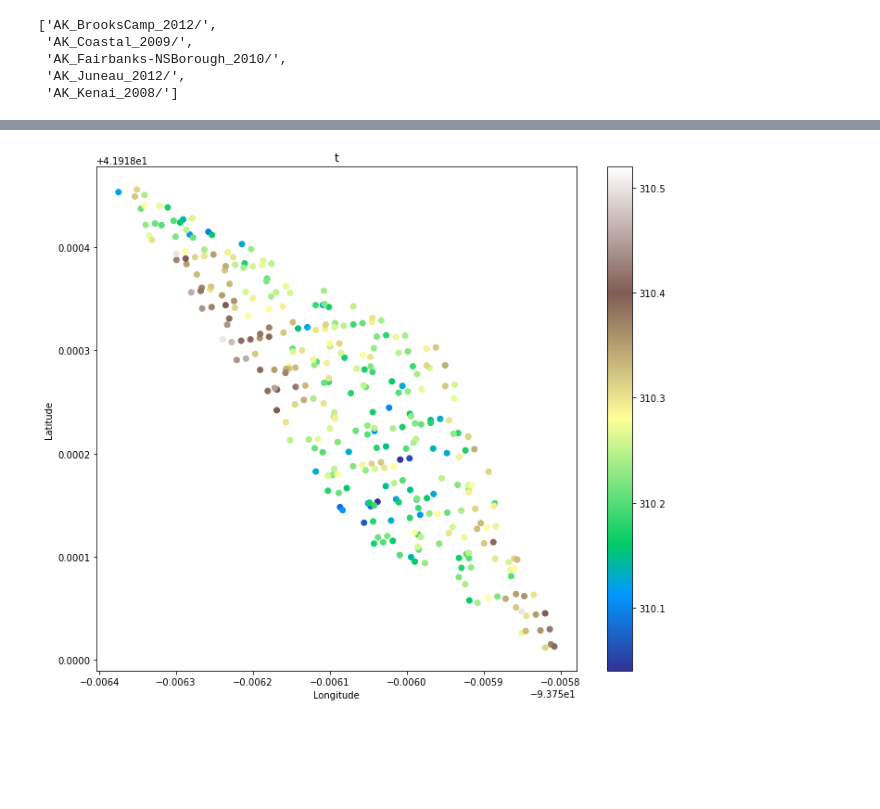
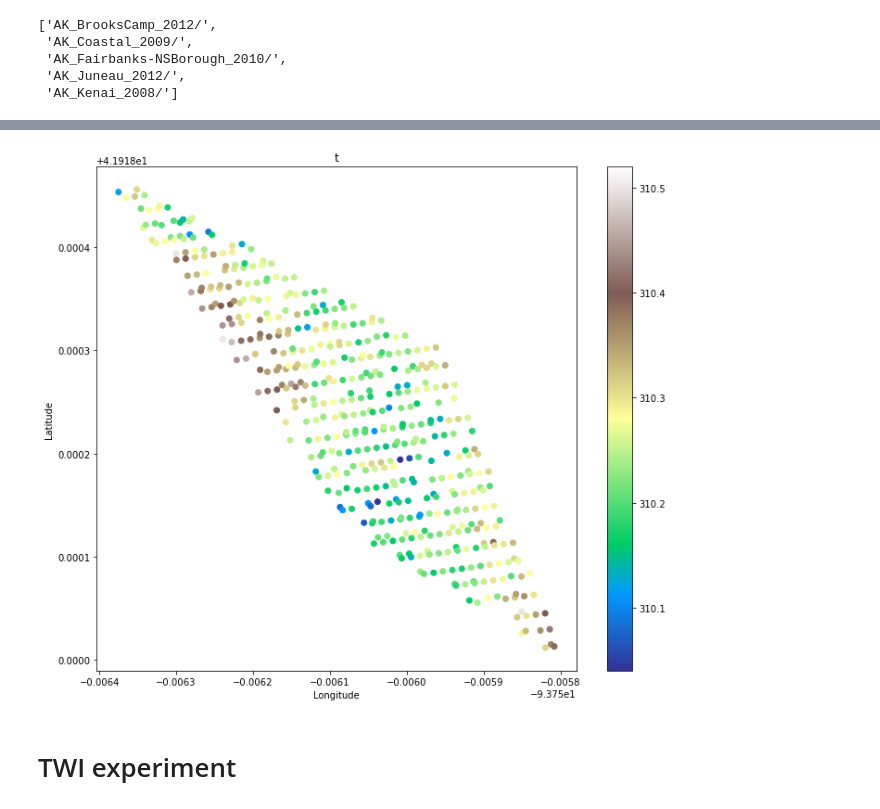
Before and after one commit to benbel376/LIDAR_ETL, a Jupyter notebook: experiments/test.ipynb, the cells around one changed output, grey strips where cells are left out. Cells and saved outputs as stored; diff of their text form; code cells hidden in the pictures; blank space fills up the shorter version.

```diff
--- a/experiments/test.ipynb
+++ b/experiments/test.ipynb
@@ -550,2 +528,0 @@ data
-# %%
-data_frame = pd.DataFrame([data])
@@ -557,2 +531,38 @@ data_frame
+# %%
+def grid_resample(df,size, epsg=4326):
+    newdf = df.copy()
+    points1 = list(zip(newdf.geometry.x, newdf.geometry.y, newdf.elevation.values))
+
+    voxel_size=size
+    nb_vox=np.ceil((np.max(points1, axis=0) - np.min(points1, axis=0))/voxel_size)
+    nb_vox
+
+    non_empty_voxel_keys, inverse, nb_pts_per_voxel = np.unique(((points1 - np.min(points1, axis=0))
+                                                                 // voxel_size).astype(int), axis=0,
+                                                                return_inverse=True, return_counts=True)
+    idx_pts_vox_sorted=np.argsort(inverse)
+
+    voxel_grid={}
+    grid_barycenter,grid_candidate_center=[],[]
+    last_seen=0
+    points_new = []
+    for item in points1:
+        tmp = []
+        for it in item:
+            tmp.append(it)
+        points_new.append(tmp)
+
+    points_new = np.array(points_new)
+
+    for idx,vox in enumerate(non_empty_voxel_keys):
+        voxel_grid[tuple(vox)]= points_new[idx_pts_vox_sorted[last_seen:last_seen+nb_pts_per_voxel[idx]]]
+        nval = np.mean(voxel_grid[tuple(vox)],axis=0)
+        grid_barycenter.append(nval)
+        grid_candidate_center.append(voxel_grid[tuple(vox)][np.linalg.norm(voxel_grid[tuple(vox)] - np.mean(voxel_grid[tuple(vox)],axis=0),axis=1).argmin()])
+        last_seen+=nb_pts_per_voxel[idx]
+
+    df22 = generate_geo_df(grid_barycenter, epsg)
+
+    return df22
 # %%
 newdf = data_frame.loc[0,"data"]
@@ -667,4 +569,8 @@ df22
+# %%
+gr_df = grid_resample(newdf, 0.000001)
 # %%
-plot_heatmap(df22, "t")
+plot_heatmap(gr_df, "t")
 # %% [output]
-[figure, old version]
+[figure, new version]
+# %% [markdown]
+# TWI experiment
```
Also changed, not shown: parts of 27 cells of this notebook, 3 other files.
